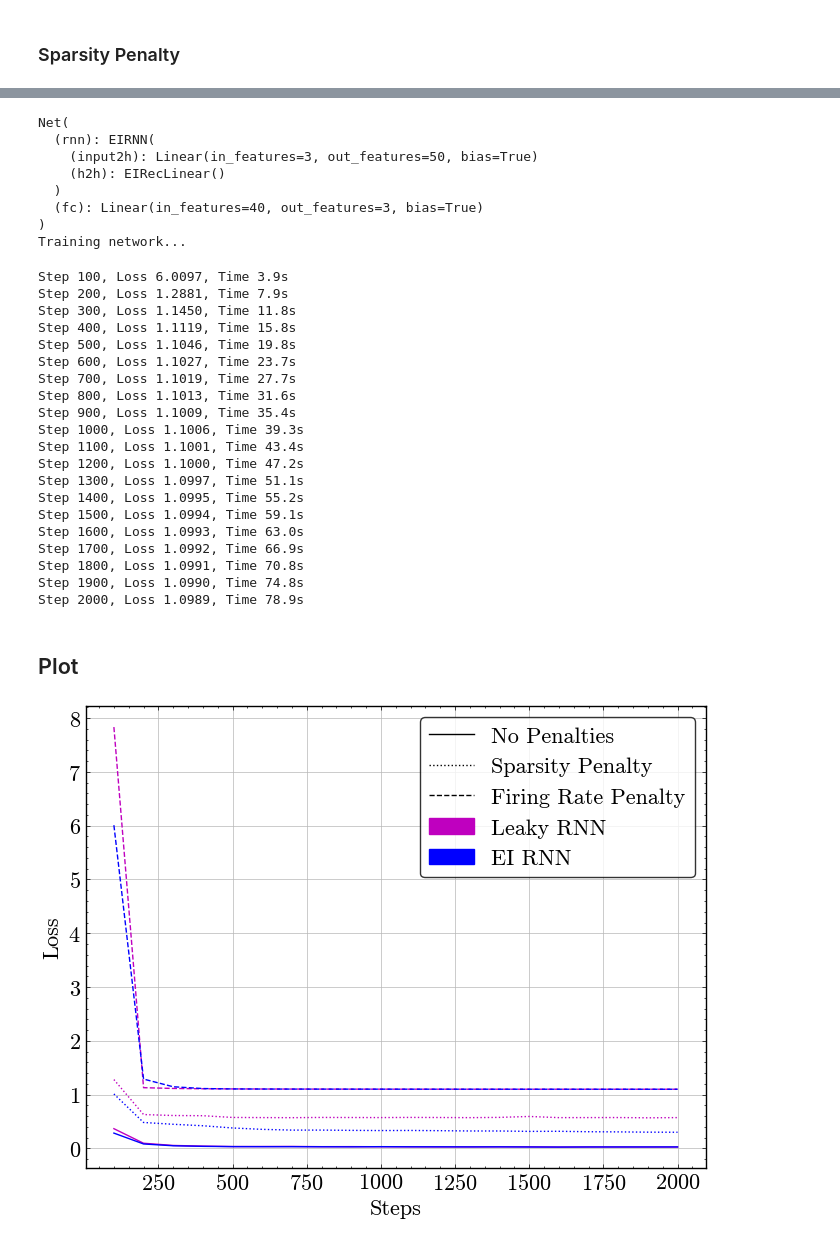
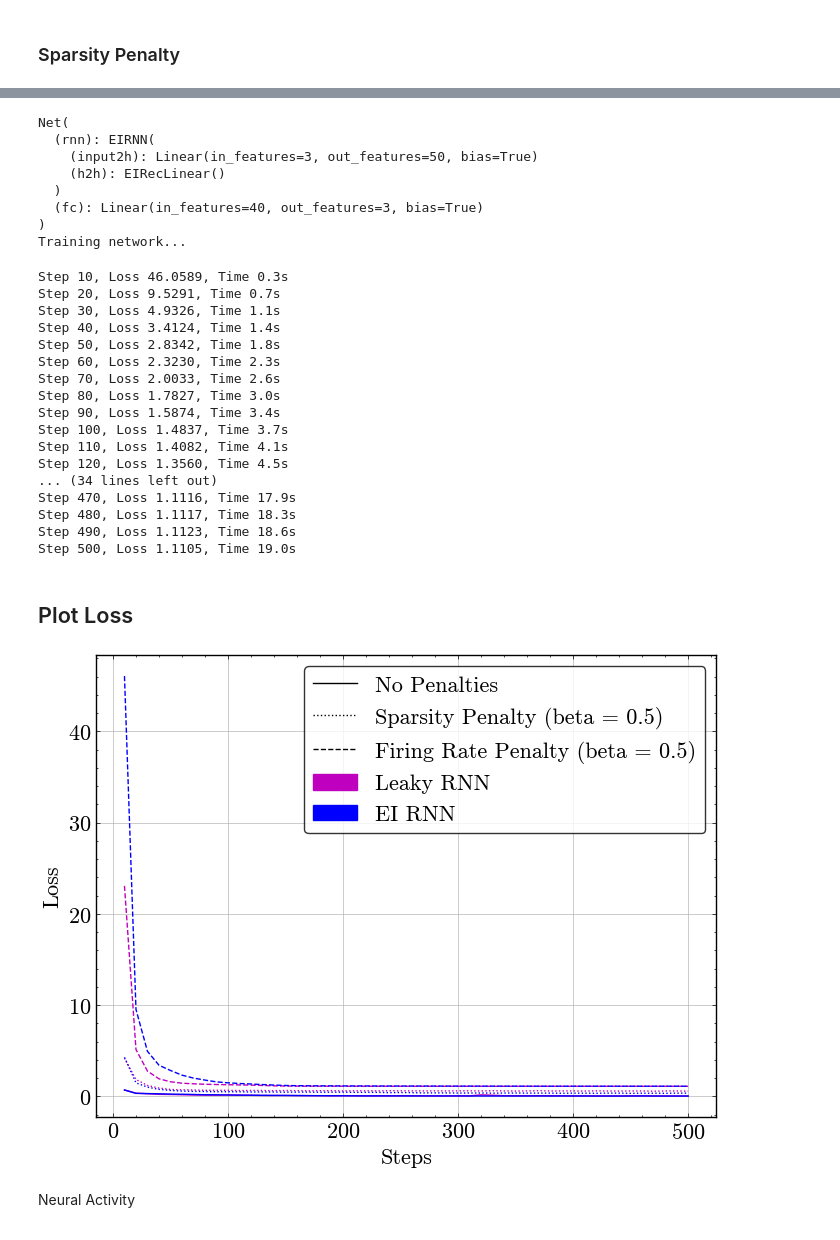
Before and after one commit to addaia/CognitiveAI, a Jupyter notebook: notebook.ipynb, the cells around one changed output, grey strips where cells are left out. Cells and saved outputs as stored; diff of their text form; code cells hidden in the pictures.

```diff
--- a/notebook.ipynb
+++ b/notebook.ipynb
@@ -328,12 +329,13 @@ Step 2000, Loss 0.5715, Time 65.5s
 # Create an instance of the Class RNNNet
 net = RNNNet(input_size, hidden_size, output_size, dt=env.dt) # same as before
 
-net, m1_lfr_s, m1_lfr_l = train_model(
+net_m1_lfr, m1_lfr_s, m1_lfr_l = train_model(
     net,
     dataset,
     lambda output, target, model: loss_brain_penalties(output, target, model, beta_sparsity=0, beta_firing_rate=0.5),
     model=net,  # pass for penalty calc
-    return_train=True
+    return_train=True,
+    steps_num=500, sub_steps=10
 )
 # %% [output]
 Training network...
@@ -524,7 +526,7 @@ net = Net(input_size=input_size, hidden_size=hidden_size,
 print(net)
 
 criterion = nn.CrossEntropyLoss()
-net, m2_np_s, m2_np_l = train_model(net, dataset, criterion, return_train=True)
+net_m2_np, m2_np_s, m2_np_l = train_model(net, dataset, criterion, return_train=True, steps_num=500, sub_steps=10)
 # %% [output]
 Net(
   (rnn): EIRNN(
@@ -564,11 +563,12 @@ net = Net(input_size=input_size, hidden_size=hidden_size,
 print(net)
 
 criterion = nn.CrossEntropyLoss()
-net, m2_sp_s, m2_sp_l = train_model(net,
+net_m2_sp, m2_sp_s, m2_sp_l = train_model(net,
     dataset,
     lambda output, target, model: loss_brain_penalties(output, target, model, beta_sparsity=0.5, beta_firing_rate=0),
     model=net,  # pass for penalty calc
-    return_train=True
+    return_train=True,
+    steps_num=500, sub_steps=10
 )
 # %% [output]
 Net(
@@ -607,11 +596,12 @@ net = Net(input_size=input_size, hidden_size=hidden_size,
 print(net)
 
 criterion = nn.CrossEntropyLoss()
-net, m2_lfr_s, m2_lfr_l = train_model(net,
+net_m2_lfr, m2_lfr_s, m2_lfr_l = train_model(net,
     dataset,
     lambda output, target, model: loss_brain_penalties(output, target, model, beta_sparsity=0, beta_firing_rate=0.5),
     model=net,  # pass for penalty calc
-    return_train=True
+    return_train=True,
+    steps_num=500, sub_steps=10
 )
 # %% [output]
 Net(
@@ -622,28 +612,25 @@ Net(
   (fc): Linear(in_features=40, out_features=3, bias=True)
 )
 Training network...
-Step 100, Loss 6.0097, Time 3.9s
-Step 200, Loss 1.2881, Time 7.9s
-Step 300, Loss 1.1450, Time 11.8s
-Step 400, Loss 1.1119, Time 15.8s
-Step 500, Loss 1.1046, Time 19.8s
-Step 600, Loss 1.1027, Time 23.7s
-Step 700, Loss 1.1019, Time 27.7s
-Step 800, Loss 1.1013, Time 31.6s
-Step 900, Loss 1.1009, Time 35.4s
-Step 1000, Loss 1.1006, Time 39.3s
-Step 1100, Loss 1.1001, Time 43.4s
-Step 1200, Loss 1.1000, Time 47.2s
-Step 1300, Loss 1.0997, Time 51.1s
-Step 1400, Loss 1.0995, Time 55.2s
-Step 1500, Loss 1.0994, Time 59.1s
-Step 1600, Loss 1.0993, Time 63.0s
-Step 1700, Loss 1.0992, Time 66.9s
-Step 1800, Loss 1.0991, Time 70.8s
-Step 1900, Loss 1.0990, Time 74.8s
-Step 2000, Loss 1.0989, Time 78.9s
+Step 10, Loss 46.0589, Time 0.3s
+Step 20, Loss 9.5291, Time 0.7s
+Step 30, Loss 4.9326, Time 1.1s
+Step 40, Loss 3.4124, Time 1.4s
+Step 50, Loss 2.8342, Time 1.8s
+Step 60, Loss 2.3230, Time 2.3s
+Step 70, Loss 2.0033, Time 2.6s
+Step 80, Loss 1.7827, Time 3.0s
+Step 90, Loss 1.5874, Time 3.4s
+Step 100, Loss 1.4837, Time 3.7s
+Step 110, Loss 1.4082, Time 4.1s
+Step 120, Loss 1.3560, Time 4.5s
+... (34 lines left out)
+Step 470, Loss 1.1116, Time 17.9s
+Step 480, Loss 1.1117, Time 18.3s
+Step 490, Loss 1.1123, Time 18.6s
+Step 500, Loss 1.1105, Time 19.0s
 # %% [markdown]
-## Plot
+## Plot Loss
 # %%
 # create fig
 plt.figure(figsize=(8, 6))
@@ -659,33 +646,35 @@ line_styles = {
     'Firing Rate Penalty': '--',
 }
 
 
 # leaky RNN (m1)
 plt.plot(m1_np_s, m1_np_l, color=leaky_rnn_color, linestyle=line_styles['No Penalties'])
 plt.plot(m1_sp_s, m1_sp_l, color=leaky_rnn_color, linestyle=line_styles['Sparsity Penalty'])
 plt.plot(m1_lfr_s, m1_lfr_l, color=leaky_rnn_color, linestyle=line_styles['Firing Rate Penalty'])
 
 # EI RNN (m2)
 plt.plot(m2_np_s, m2_np_l, color=ei_rnn_color, linestyle=line_styles['No Penalties'])
 plt.plot(m2_sp_s, m2_sp_l, color=ei_rnn_color, linestyle=line_styles['Sparsity Penalty'])
 plt.plot(m2_lfr_s, m2_lfr_l, color=ei_rnn_color, linestyle=line_styles['Firing Rate Penalty'])
 
 # custom legend
 legend_elements = [
     mlines.Line2D([], [], color='k', linestyle=line_styles['No Penalties'], label='No Penalties'),
-    mlines.Line2D([], [], color='k', linestyle=line_styles['Sparsity Penalty'], label='Sparsity Penalty'),
-    mlines.Line2D([], [], color='k', linestyle=line_styles['Firing Rate Penalty'], label='Firing Rate Penalty'),
+    mlines.Line2D([], [], color='k', linestyle=line_styles['Sparsity Penalty'], label='Sparsity Penalty (beta = 0.5)'),
+    mlines.Line2D([], [], color='k', linestyle=line_styles['Firing Rate Penalty'], label='Firing Rate Penalty (beta = 0.5)'),
     mpatches.Patch(color=leaky_rnn_color, label='Leaky RNN'),
     mpatches.Patch(color=ei_rnn_color, label='EI RNN')
 ]
 
 plt.xlabel('Steps')
 plt.ylabel('Loss')
 
 # add legend
 plt.legend(handles=legend_elements)
 
 # Show plot
 plt.show()
 # %% [output]
-[figure, old version]
+[figure, new version]
+# %% [markdown]
+Neural Activity
```
Also changed, not shown: parts of 8 cells of this notebook.
